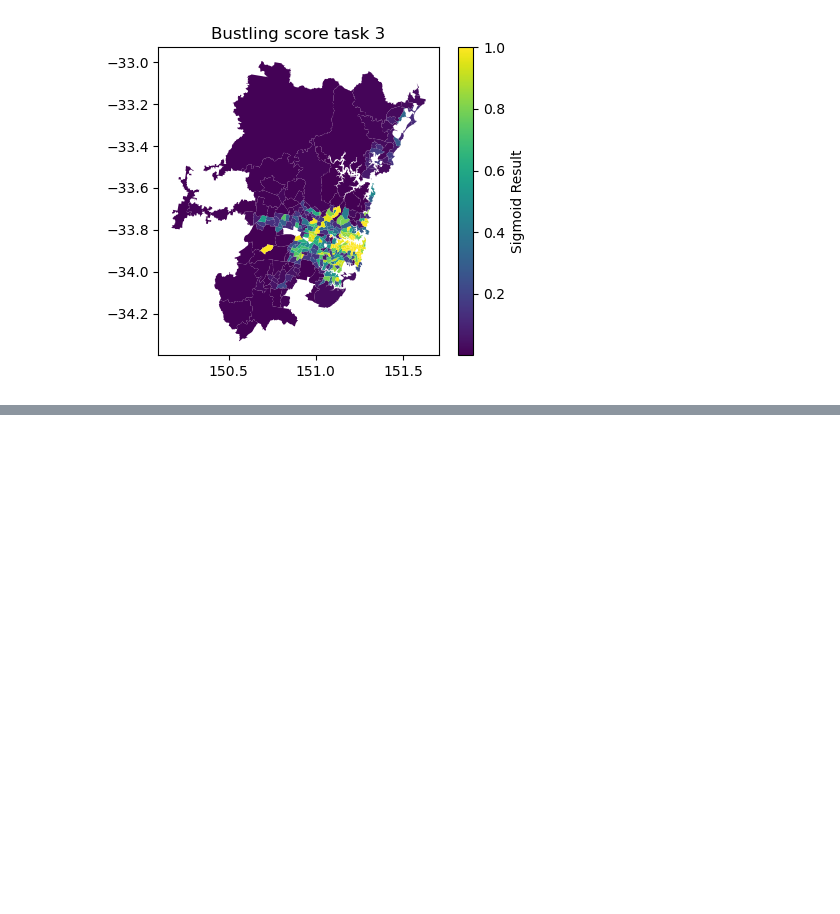
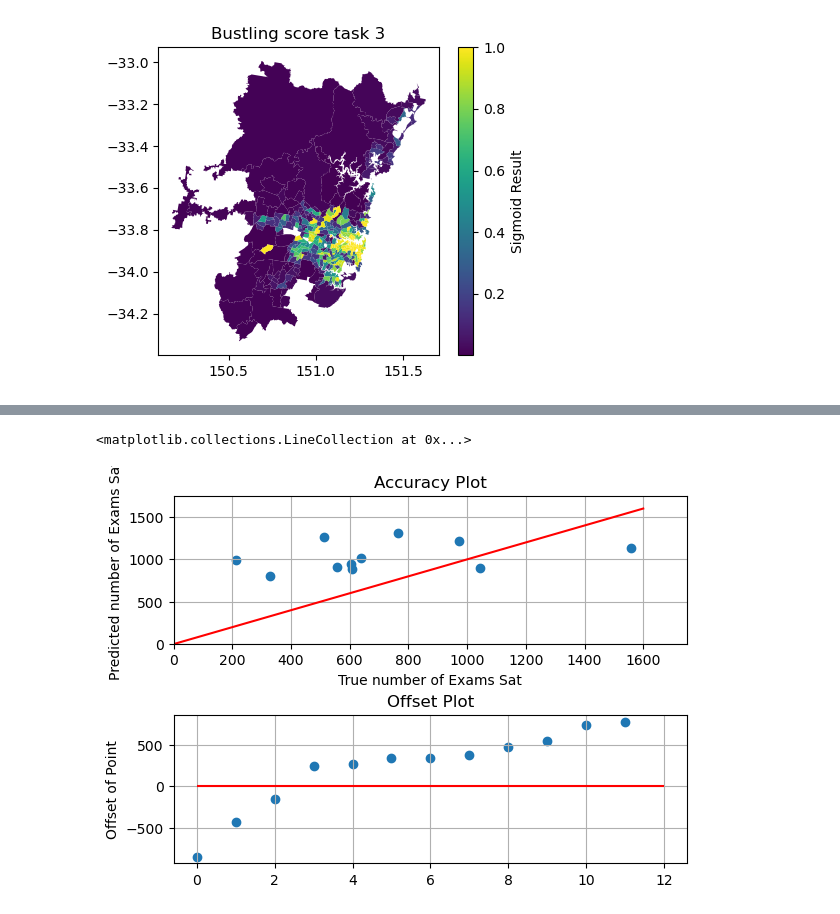
Before and after one commit to MichelangeloNardi/DATA2901--2024S1, a Jupyter notebook: DATA2901 Assignment - Final report.ipynb, the cells around one changed output, grey strips where cells are left out. Drawn from its saved outputs; the diff is of its cells as text; code cells hidden in the pictures; blank space fills up the shorter version.

Commit message:
DATA2901 Assignment - Final report (completed)

```diff
--- a/DATA2901 Assignment - Final report.ipynb
+++ b/DATA2901 Assignment - Final report.ipynb
@@ -2163,0 +2386,3 @@ plt.show()
+# %%
+data = pd.read_csv("Task Data Output/Task 3 Combined Table No Filters.csv")
+input_columns = ['num_0_19_people','young_perc','num_schools','median_income','total_turnover'] #This includes only the Columns we are using to guess 'Exams_Sat'
@@ -2163,0 +2391,6 @@ plt.show()
+# %%
+required_columns = input_columns.copy()
+required_columns.append('exams_sat')  #This includes all the Input columns + Target Variable Column.
+data_clean = data[required_columns].copy() #Copy used so we don't alter the original data too much, in case we need to access it later.
+data_clean.dropna(inplace=True)
+print('Number of Data Points:',len(data_clean))
@@ -2163,0 +2401,5 @@ plt.show()
+# %%
+X = data_clean[input_columns]
+Y = data_clean['exams_sat']
+X_train, X_test, Y_train, Y_test = train_test_split(X,Y, test_size = 0.1, random_state = 45)
+regression_model = linear_model.LinearRegression().fit(X_train, Y_train)
@@ -2163,0 +2408,6 @@ plt.show()
+# %%
+Y_predictions = regression_model.predict(X_test) #Create a list of our predicted values
+mse_metric = metrics.root_mean_squared_error(Y_test, Y_predictions)
+r2_metric = metrics.r2_score(Y_test,Y_predictions)
+max_error = metrics.max_error(Y_test,Y_predictions)
+print('Root Mean Square Error:',mse_metric,'\nR-Squared:', r2_metric,'\nMaximum Error:', max_error)
@@ -2163,0 +2422,26 @@ plt.show()
+# %%
+offsets =list(Y_predictions - Y_test)
+offsets.sort()
+
+fig, axs = plt.subplots(2)
+fig.tight_layout(pad=3)
+# Plot Predictions against True Values
+axs[0].scatter(Y_test,Y_predictions)
+axs[0].set_title('Accuracy Plot')
+axs[0].set_xlabel('True number of Exams Sat')
+axs[0].set_ylabel('Predicted number of Exams Sat')
+axs[0].set_xlim(0,1750)
+axs[0].set_ylim(0,1750)
+axs[0].grid()
+axs[0].plot([0,1600],[0,1600],color='red') # Line to show ideal result
+
+#Plot Ordered offset of predictions
+axs[1].scatter(range(len(offsets)),offsets)
+axs[1].set_title('Offset Plot')
+axs[1].set_label('Ordered Datapoints')
+axs[1].set_ylabel('Offset of Point')
+axs[1].grid()
+axs[1].hlines(0,xmin=0,xmax=12,color='red') # Line to show ideal result
+# %% [output]
+<matplotlib.collections.LineCollection at 0x...>
+[figure, added]
```
Also changed, not shown: parts of 34 cells of this notebook.
